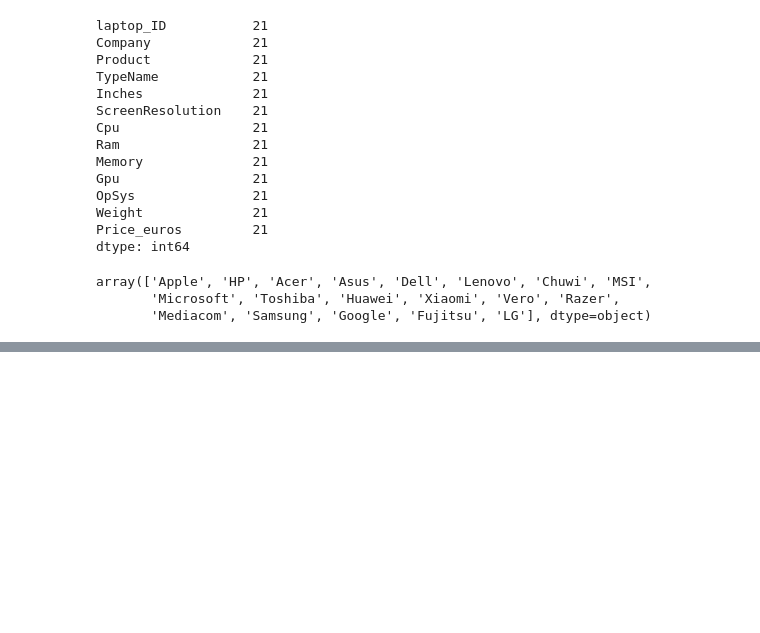
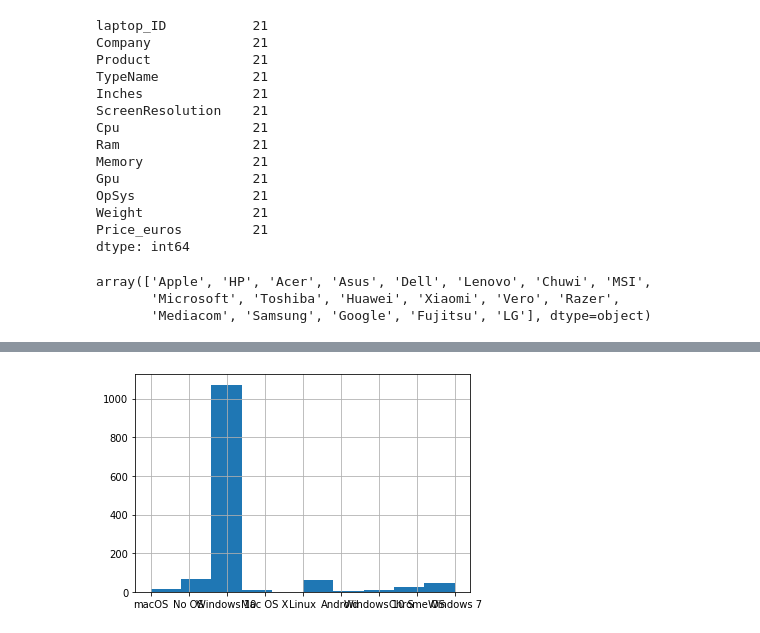
Before and after one commit to Sirfowahid/ML-Laptop-Price-Prediction, a Jupyter notebook: ML-Laptop-Price-Prediction.ipynb, the cells around one changed output, grey strips where cells are left out. Drawn from its saved outputs; the diff is of its cells as text; code cells hidden in the pictures; blank space fills up the shorter version.

```diff
--- a/ML-Laptop-Price-Prediction.ipynb
+++ b/ML-Laptop-Price-Prediction.ipynb
@@ -83,0 +113,4 @@ array(['Apple', 'HP', 'Acer', 'Asus', 'Dell', 'Lenovo', 'Chuwi', 'MSI',
+# %%
+data['OpSys'].hist();
+# %% [output]
+[figure, added]
```
Also changed, not shown: parts of 10 cells of this notebook.
